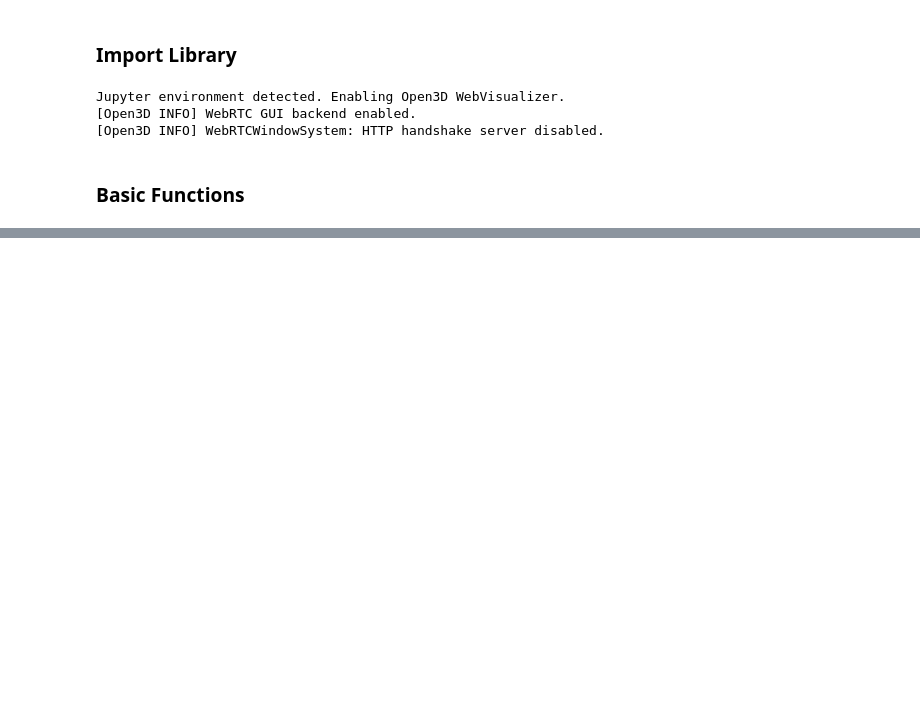
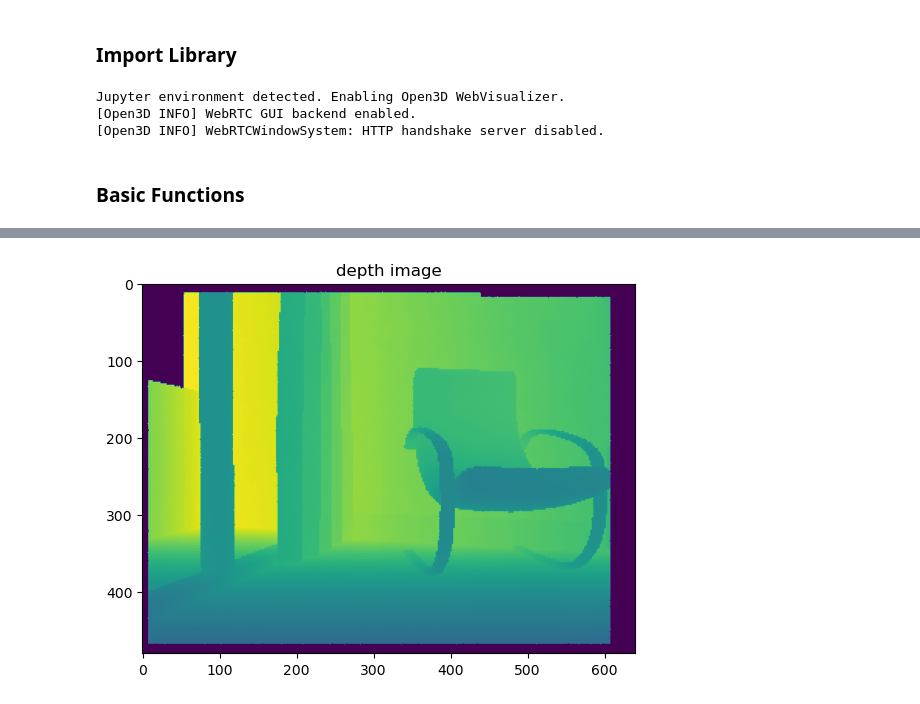
Before and after one commit to setarekhosravi/3DPointCloud-Analysis, a Jupyter notebook: Open3D_Basics.ipynb, the cells around one changed output, grey strips where cells are left out. Saved outputs shown, nothing was run; the diff lists cells and outputs as text; code cells hidden in the pictures; blank space fills up the shorter version.

```diff
--- a/Open3D_Basics.ipynb
+++ b/Open3D_Basics.ipynb
@@ -18,0 +144,7 @@ Jupyter environment detected. Enabling Open3D WebVisualizer.
+# %%
+# show depth image
+plt.title('depth image')
+plt.imshow(rgbd_image.depth)
+plt.show()
+# %% [output]
+[figure, added]
```
Also changed, not shown: parts of 37 cells of this notebook.
